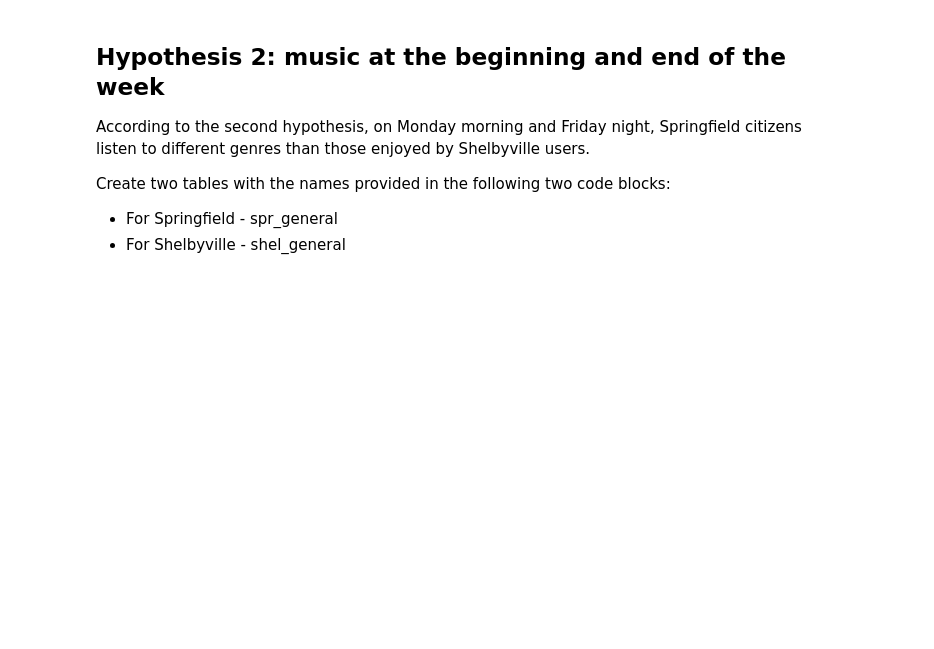
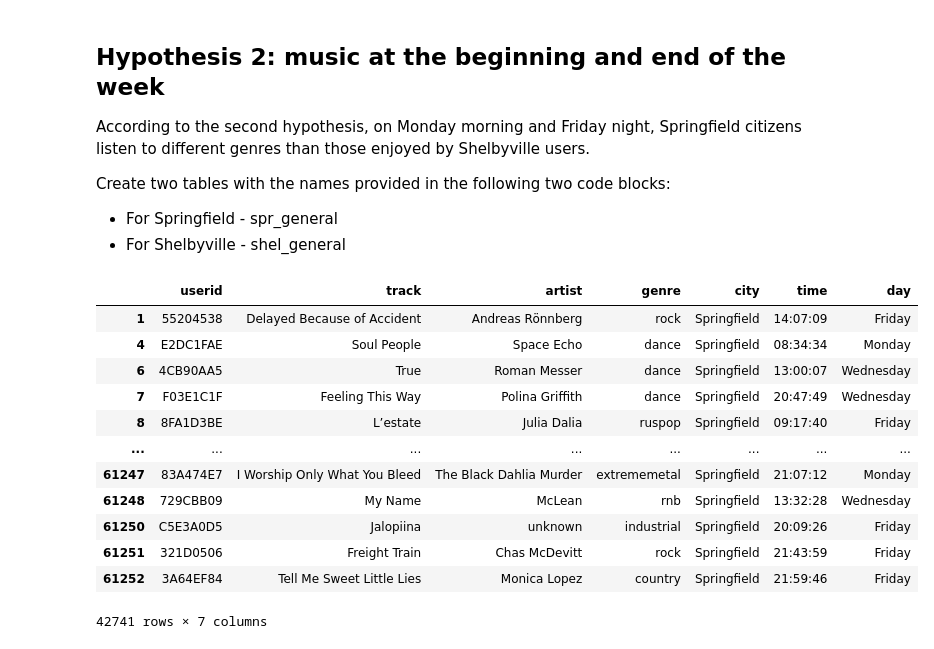
Before and after one commit to BCascante/2nd-DA-Project---Hypothesis-Testing, a Jupyter notebook: DA Project - Hypothesis.ipynb, the cells around one changed output. Drawn from its saved outputs; the diff is of its cells as text; code cells hidden in the pictures; blank space fills up the shorter version.

```diff
--- a/DA Project - Hypothesis.ipynb
+++ b/DA Project - Hypothesis.ipynb
@@ -443,3 +443,21 @@ Create two tables with the names provided in the following two code blocks:
 
 + For Springfield - spr_general
 + For Shelbyville - shel_general
+# %%
+# Create table 'spr_general' where the city is Springfield
+spr_general = df[df['city'] == 'Springfield']
+display(spr_general)
+# %% [output]
+|  | userid | track | artist | genre | city | time | day |
+| 1 | 55204538 | Delayed Because of Accident | Andreas Rönnberg | rock | Springfield | 14:07:09 | Friday |
+| 4 | E2DC1FAE | Soul People | Space Echo | dance | Springfield | 08:34:34 | Monday |
+| 6 | 4CB90AA5 | True | Roman Messer | dance | Springfield | 13:00:07 | Wednesday |
+| 7 | F03E1C1F | Feeling This Way | Polina Griffith | dance | Springfield | 20:47:49 | Wednesday |
+| 8 | 8FA1D3BE | L’estate | Julia Dalia | ruspop | Springfield | 09:17:40 | Friday |
+| ... | ... | ... | ... | ... | ... | ... | ... |
+| 61247 | 83A474E7 | I Worship Only What You Bleed | The Black Dahlia Murder | extrememetal | Springfield | 21:07:12 | Monday |
+| 61248 | 729CBB09 | My Name | McLean | rnb | Springfield | 13:32:28 | Wednesday |
+| 61250 | C5E3A0D5 | Jalopiina | unknown | industrial | Springfield | 20:09:26 | Friday |
+| 61251 | 321D0506 | Freight Train | Chas McDevitt | rock | Springfield | 21:43:59 | Friday |
+| 61252 | 3A64EF84 | Tell Me Sweet Little Lies | Monica Lopez | country | Springfield | 21:59:46 | Friday |
+42741 rows × 7 columns
```
Also changed, not shown: parts of 17 cells of this notebook.
